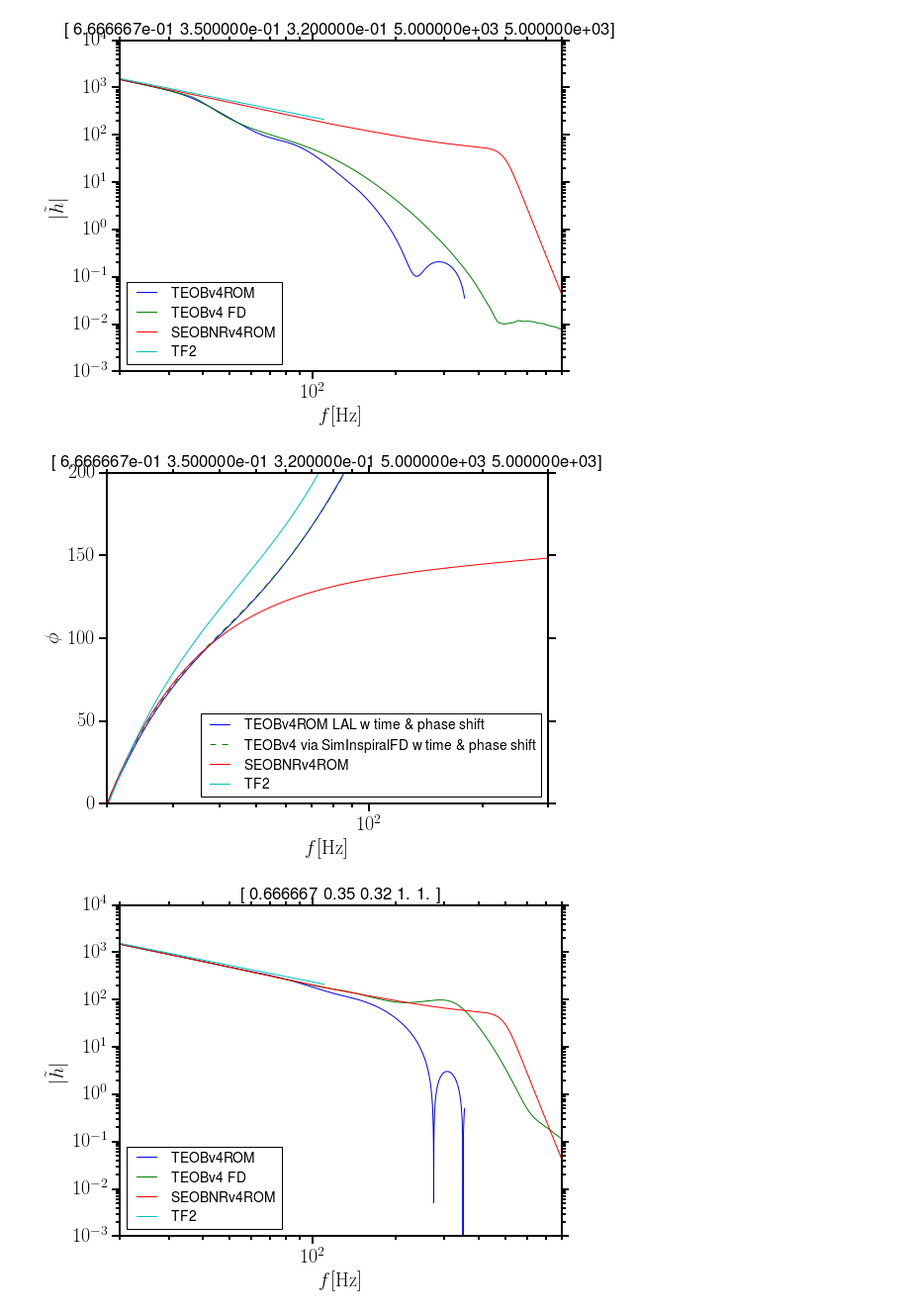
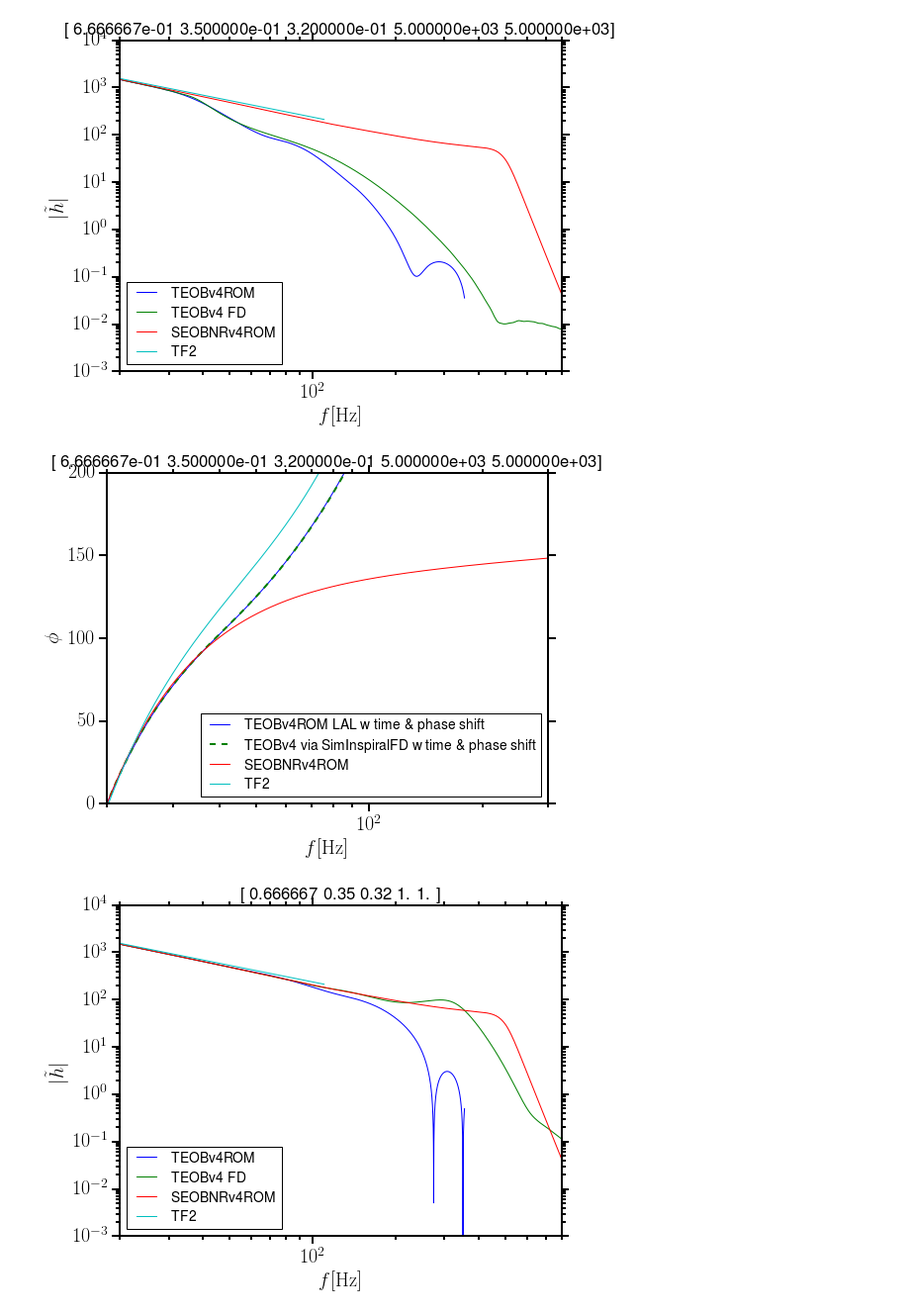
Before and after one commit to benjaminlackey/gpsurrogate, a Jupyter notebook: src/TEOB-LAL-implementation/LalsuiteSurrogate_MP.ipynb, the cells around one changed output. Shown at 99% size. Saved outputs shown, nothing was run; the diff lists cells and outputs as text; code cells hidden in the pictures.

```diff
--- a/src/TEOB-LAL-implementation/LalsuiteSurrogate_MP.ipynb
+++ b/src/TEOB-LAL-implementation/LalsuiteSurrogate_MP.ipynb
@@ -1405,7 +1393,7 @@ m2 = 1.0/(1.0+q)*Mtot
 m1SI, m2SI, chi1, chi2, lambda1, lambda2, nk_max = m1*lal.MSUN_SI, m2*lal.MSUN_SI, chi1, chi2, lambda1, lambda2, -1
 
 hpTEOBv4, hcTEOBv4 = LS.SimIMRTEOBv4ROM(phiRef, deltaF, fLow, fHigh, fRef, distance, inclination,
-                m1SI, m2SI, chi1, chi2, lambda1, lambda2, nk_max)
+                m1SI, m2SI, chi1, chi2, lambda1, lambda2)
 
 fHz_TEOBv4 = np.arange(hpTEOBv4.data.length)*hpTEOBv4.deltaF
 h_TEOBv4 = hpTEOBv4.data.data + 1j*hcTEOBv4.data.data
@@ -1463,17 +1451,17 @@ plt.ylim([1e-3, 1e4]);
 # %% [output]
 [figure]
 # %%
-plt.semilogx(fHz_TEOBv4, np.unwrap(np.angle(h_TEOBv4)) - 0.7*fHz_TEOBv4 + 13, label='TEOBv4ROM LAL w time \& phase shift')
-plt.semilogx(fHz_TEOBv4FD, np.unwrap(np.angle(h_TEOBv4FD)) + 1.9*fHz_TEOBv4FD + 25, 'g--', label='TEOBv4 via SimInspiralFD  w time \& phase shift')
+plt.semilogx(fHz_TEOBv4, np.unwrap(np.angle(h_TEOBv4)) + 2.1*fHz_TEOBv4 - 42, label='TEOBv4ROM LAL w time \& phase shift')
+plt.semilogx(fHz_TEOBv4FD, np.unwrap(np.angle(h_TEOBv4FD)) + 1.9*fHz_TEOBv4FD + 25, 'g--', lw=2, label='TEOBv4 via SimInspiralFD  w time \& phase shift')
 plt.semilogx(fHz_SEOBNRv4, np.unwrap(np.angle(h_SEOBNRv4)), 'r-', label='SEOBNRv4ROM')
 plt.semilogx(fHz_TF2, np.unwrap(np.angle(h_TF2)), 'c-', label='TF2');
 plt.legend(loc=4)
 plt.title(x)
 plt.xlabel(r'$f[\mathrm{Hz}]$')
 plt.ylabel(r'$\phi$')
 plt.xlim([20, 300]);
 plt.ylim([0, 200]);
 # %% [output]
-[figure, old version]
+[figure, new version]
 # %%
 # There is some artefact : TEOBv4ROM should use a parameter dependent BNS merger cutoff frequency
```
Also changed, not shown: parts of 24 cells of this notebook, 4 other files.
